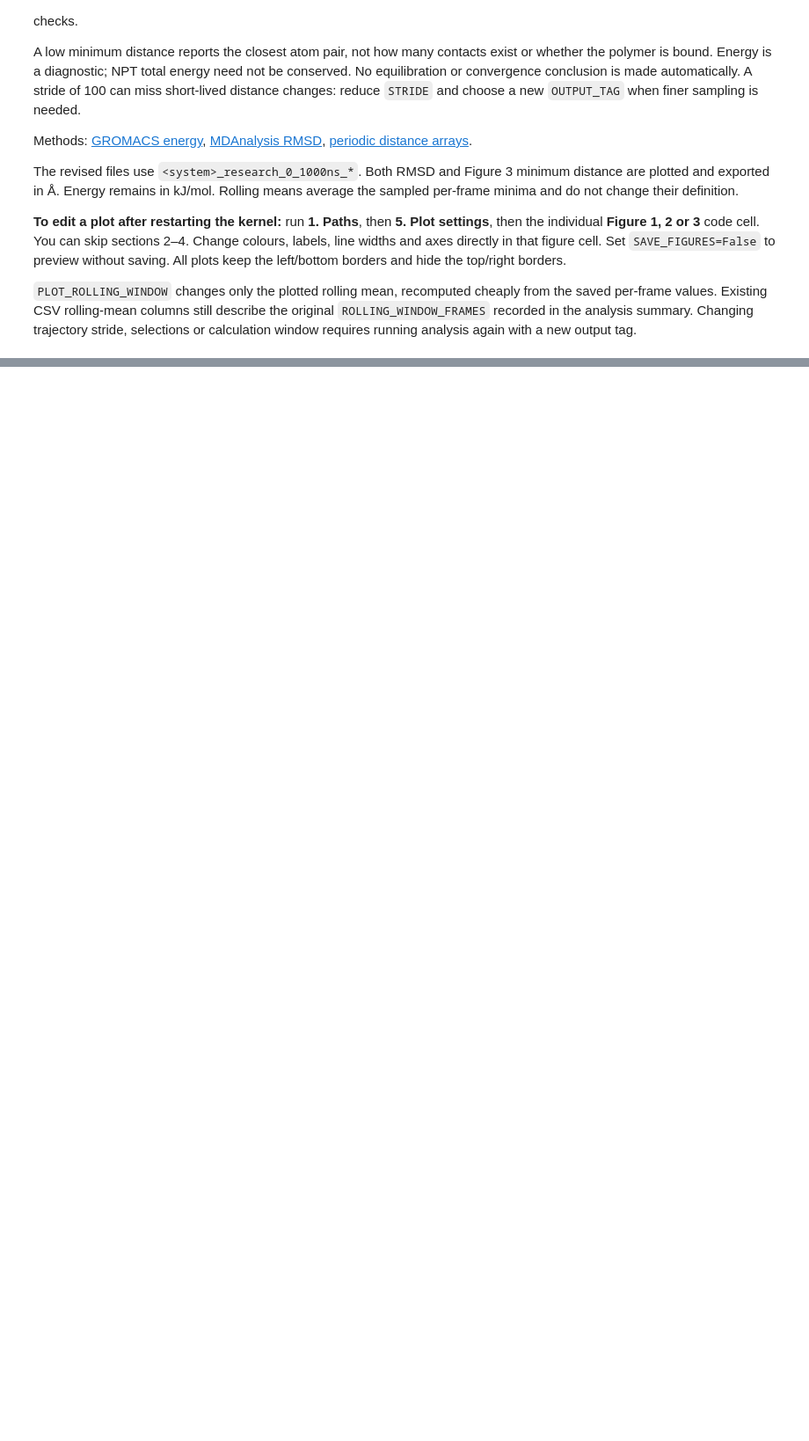
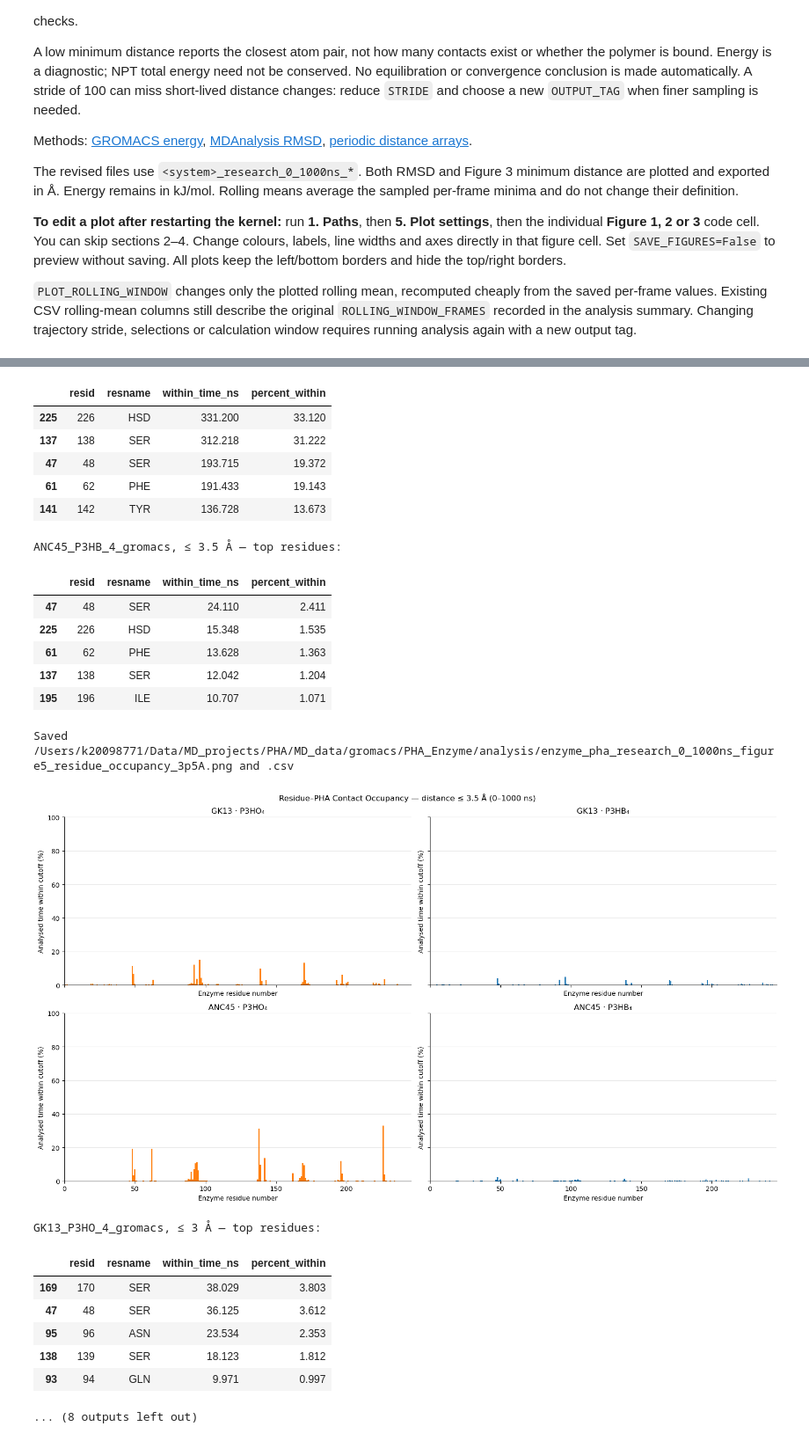
Before and after one commit to MMLabCodes/iPHAsimulatorV2, a Jupyter notebook: md_simulation_scripts/enzyme_pha_analysis/enzyme_pha_analysis.ipynb, the cells around one changed output, grey strips where cells are left out. Shown at 88% size. Drawn from its saved outputs; the diff is of its cells as text; code cells hidden in the pictures; blank space fills up the shorter version.

Commit message:
Figure5

```diff
--- a/md_simulation_scripts/enzyme_pha_analysis/enzyme_pha_analysis.ipynb
+++ b/md_simulation_scripts/enzyme_pha_analysis/enzyme_pha_analysis.ipynb
@@ -532,0 +840,40 @@ The revised files use `<system>_research_0_1000ns_*`. Both RMSD and Figure 3 min
+# %%
+for cutoff in RESIDUE_CUTOFFS_A:
+    tag = residue_cutoff_tag(cutoff)
+    fig, axes = plt.subplots(2, 2, figsize=PANEL_FIGSIZE, sharex=True, sharey=True)
+    tables = []
+    residue_min = min(int(residues.resid.min()) for _, residues, _ in residue_cache.values())
+    residue_max = max(int(residues.resid.max()) for _, residues, _ in residue_cache.values())
+    for ax, system in zip(axes.flat, RESIDUE_SYSTEMS):
+        data, residues, metadata = residue_cache[system]
+        table = residues.copy()
+        table.insert(0, "system", system.removesuffix("_gromacs"))
+        table["cutoff_A"] = cutoff
+        table["within_time_ns"] = [residue_duration_within_cutoff(data.time_ns, data[column], cutoff)
+                                   for column in residues.distance_column]
+        table["total_time_ns"] = float(data.time_ns.iloc[-1] - data.time_ns.iloc[0])
+        table["percent_within"] = 100 * table.within_time_ns / table.total_time_ns
+        table["method"] = "distance <= cutoff; linear interpolation of crossings; full elapsed duration"
+        table["source_distances"] = str(residue_paths(system)["distances"])
+        tables.append(table)
+        colour = "tab:blue" if "P3HB" in system else "tab:orange"
+        ax.bar(table.resid, table.percent_within, color=colour, width=0.85)
+        ax.set(title=residue_panel_title(system), xlabel="Enzyme residue number",
+               ylabel="Analysed time within cutoff (%)", ylim=(0, 100), xlim=(residue_min-1, residue_max+1))
+        ax.set_axisbelow(True)
+        ax.grid(axis="y", alpha=0.3)
+        print(f"{system}, ≤ {cutoff:g} Å — top residues:")
+        display(table.nlargest(5, "percent_within")[["resid", "resname", "within_time_ns", "percent_within"]].round(3))
+        if SAVE_RESIDUE_FIGURES:
+            table.to_csv(f"{residue_paths(system)['prefix']}_residue_pha_occupancy_{tag}A.csv", index=False)
+    fig.suptitle(f"Residue–PHA Contact Occupancy — distance ≤ {cutoff:.1f} Å ({START_NS:g}–{END_NS:g} ns)")
+    fig.tight_layout()
+    if SAVE_RESIDUE_FIGURES:
+        RESIDUE_COMPARISON_DIR.mkdir(parents=True, exist_ok=True)
+        prefix = RESIDUE_COMPARISON_DIR / f"enzyme_pha_{OUTPUT_TAG}_figure5_residue_occupancy_{tag}A"
+        pd.concat(tables, ignore_index=True).to_csv(f"{prefix}.csv", index=False)
+        fig.savefig(f"{prefix}.png", dpi=PNG_DPI)
+        print(f"Saved {prefix}.png and .csv")
+    display(fig)
+    plt.close(fig)
+# %% [output]
@@ -532,0 +895,23 @@ The revised files use `<system>_research_0_1000ns_*`. Both RMSD and Figure 3 min
+|  | resid | resname | within_time_ns | percent_within |
+| 225 | 226 | HSD | 331.200 | 33.120 |
+| 137 | 138 | SER | 312.218 | 31.222 |
+| 47 | 48 | SER | 193.715 | 19.372 |
+| 61 | 62 | PHE | 191.433 | 19.143 |
+| 141 | 142 | TYR | 136.728 | 13.673 |
+ANC45_P3HB_4_gromacs, ≤ 3.5 Å — top residues:
+|  | resid | resname | within_time_ns | percent_within |
+| 47 | 48 | SER | 24.110 | 2.411 |
+| 225 | 226 | HSD | 15.348 | 1.535 |
+| 61 | 62 | PHE | 13.628 | 1.363 |
+| 137 | 138 | SER | 12.042 | 1.204 |
+| 195 | 196 | ILE | 10.707 | 1.071 |
+Saved /Users/k20098771/Data/MD_projects/PHA/MD_data/gromacs/PHA_Enzyme/analysis/enzyme_pha_research_0_1000ns_figure5_residue_occupancy_3p5A.png and .csv
+[figure, added]
+GK13_P3HO_4_gromacs, ≤ 3 Å — top residues:
+|  | resid | resname | within_time_ns | percent_within |
+| 169 | 170 | SER | 38.029 | 3.803 |
+| 47 | 48 | SER | 36.125 | 3.612 |
+| 95 | 96 | ASN | 23.534 | 2.353 |
+| 138 | 139 | SER | 18.123 | 1.812 |
+| 93 | 94 | GLN | 9.971 | 0.997 |
+... (8 outputs left out)
```
Also changed, not shown: parts of 11 cells of this notebook.
